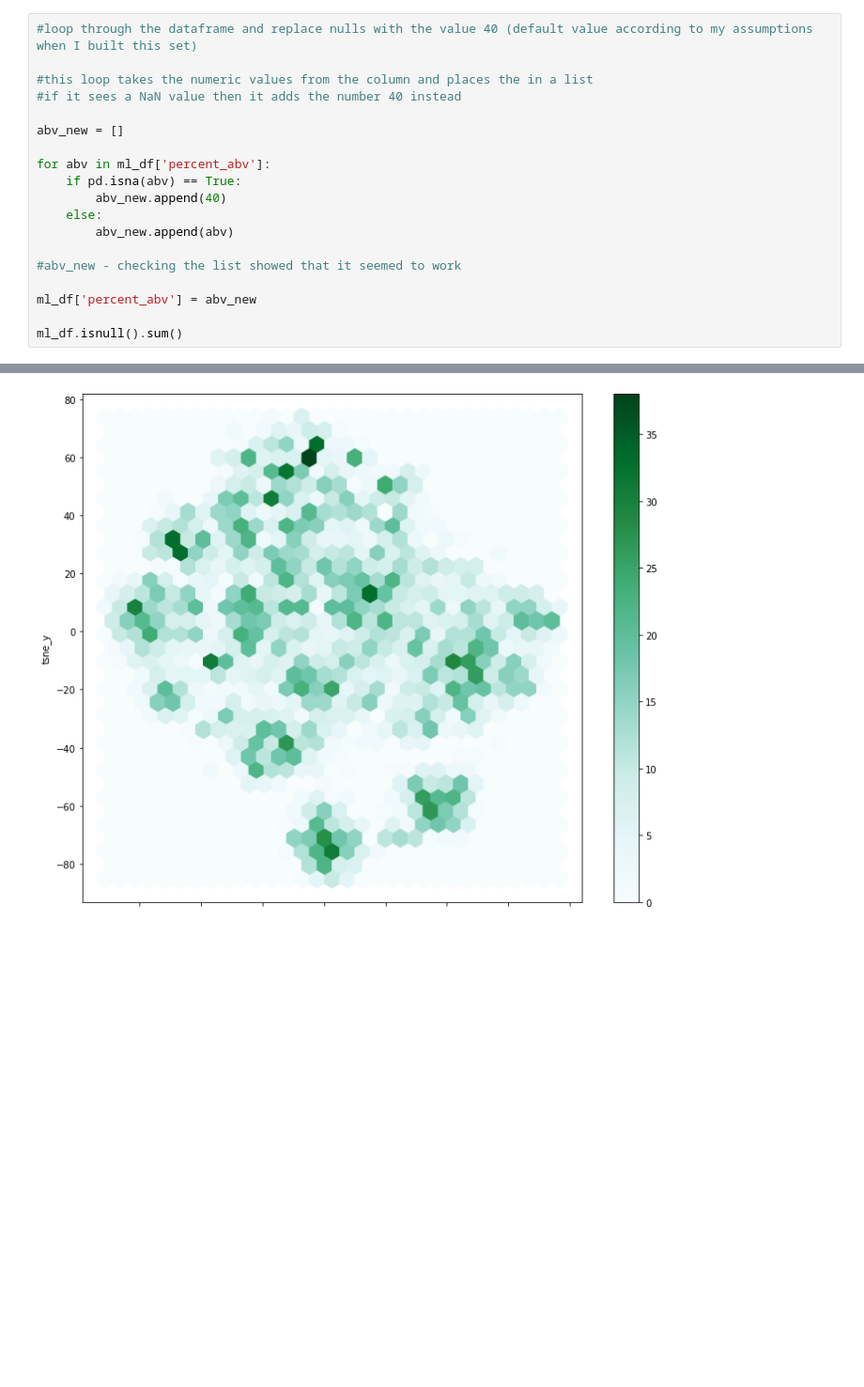
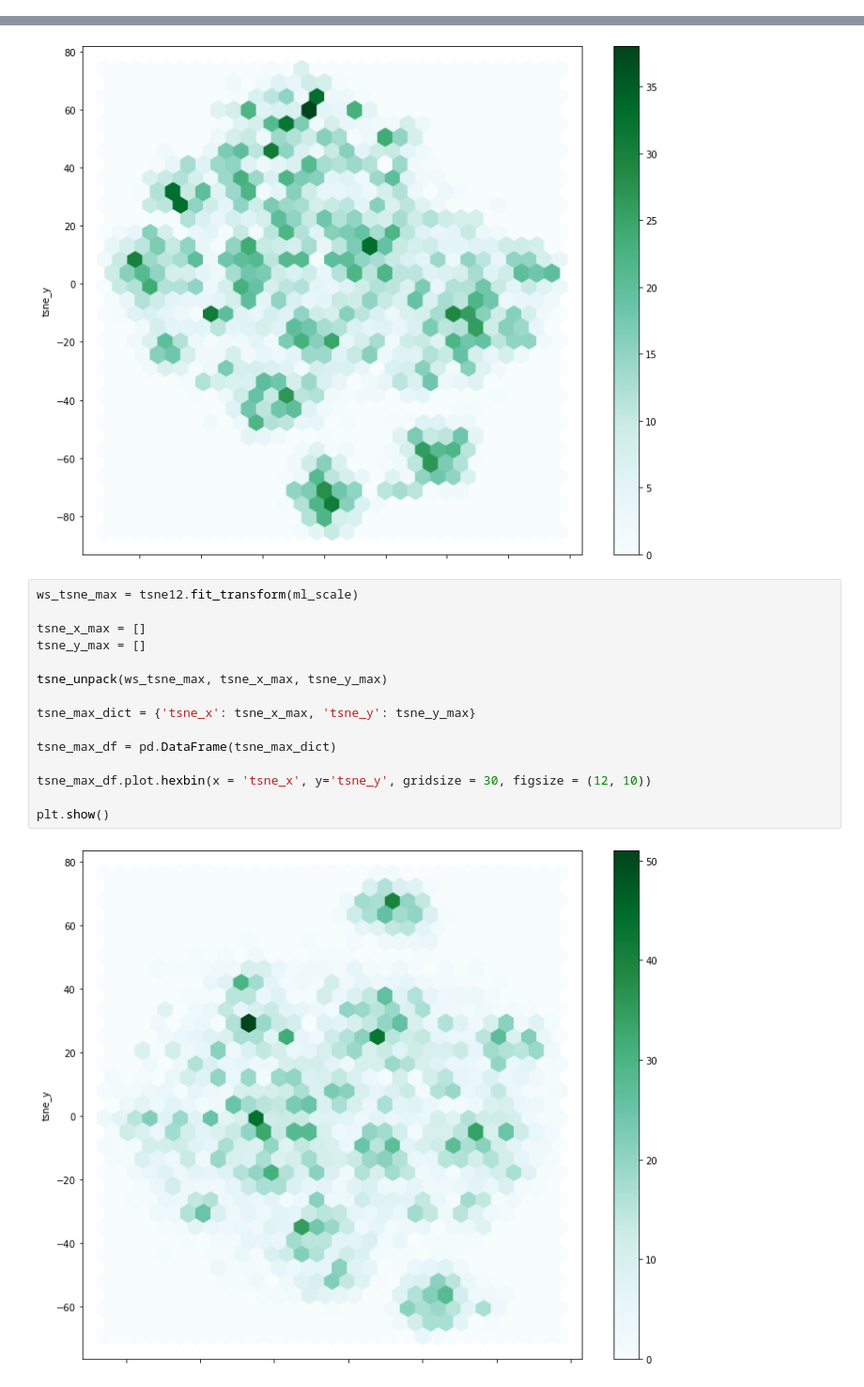
Before and after one commit to gspahlin/WhiskeyAdvocate_Review_Clustering_Analysis, a Jupyter notebook: Whiskey_unsuper_learn_w_price_no_oak.ipynb, the cells around one changed output, grey strips where cells are left out. Shown at 94% size. Cells and saved outputs as stored; diff of their text form; blank space fills up the shorter version.

Commit message:
pipeline bug fixed to fill nulls in abv column so that code is removed from these books

```diff
--- a/Whiskey_unsuper_learn_w_price_no_oak.ipynb
+++ b/Whiskey_unsuper_learn_w_price_no_oak.ipynb
@@ -55,20 +55 @@ coconut         0
 dtype: int64
-# %%
-#loop through the dataframe and replace nulls with the value 40 (default value according to my assumptions when I built this set)
-
-#this loop takes the numeric values from the column and places the in a list
-#if it sees a NaN value then it adds the number 40 instead
-
-abv_new = []
-
-for abv in ml_df['percent_abv']:
-    if pd.isna(abv) == True:
-        abv_new.append(40)
-    else:
-        abv_new.append(abv)
-
-#abv_new - checking the list showed that it seemed to work
-
-ml_df['percent_abv'] = abv_new
-
-ml_df.isnull().sum()
@@ -299,3 +262,20 @@ tsne_max_df.plot.hexbin(x = 'tsne_x', y='tsne_y', gridsize = 30, figsize = (12,
 plt.show()
 # %% [output]
 [figure]
+# %%
+ws_tsne_max = tsne12.fit_transform(ml_scale)
+
+tsne_x_max = []
+tsne_y_max = []
+
+tsne_unpack(ws_tsne_max, tsne_x_max, tsne_y_max)
+
+tsne_max_dict = {'tsne_x': tsne_x_max, 'tsne_y': tsne_y_max}
+
+tsne_max_df = pd.DataFrame(tsne_max_dict)
+
+tsne_max_df.plot.hexbin(x = 'tsne_x', y='tsne_y', gridsize = 30, figsize = (12, 10))
+
+plt.show()
+# %% [output]
+[figure, added]
```
Also changed, not shown: parts of 3 cells of this notebook, 3 other files.
